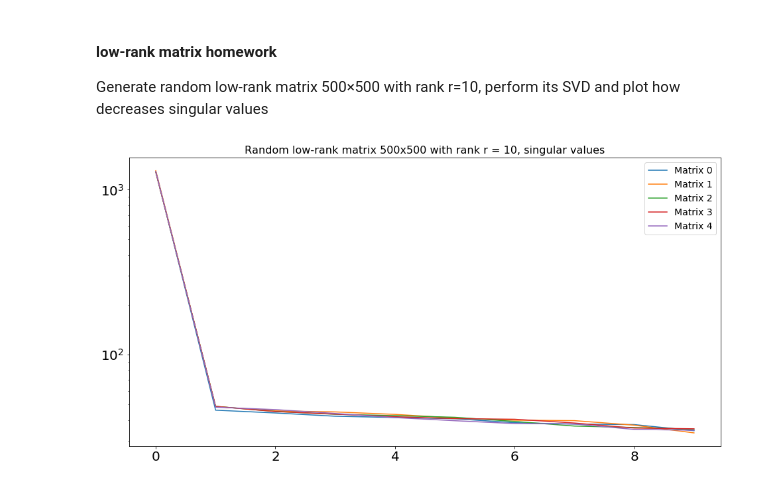
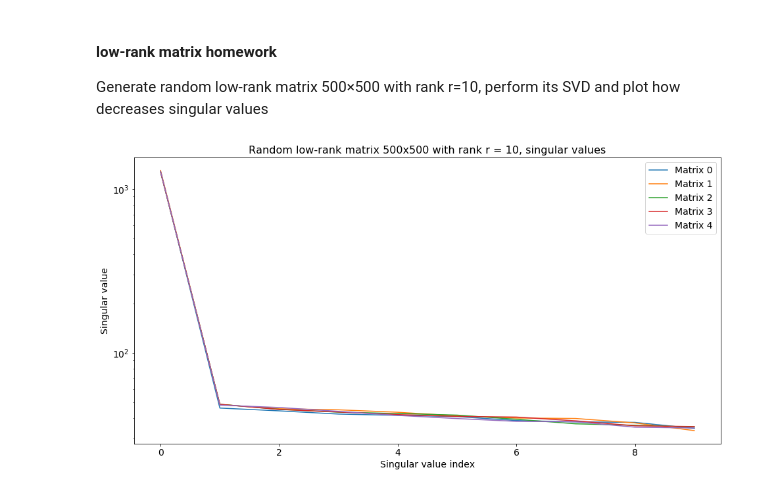
Before and after one commit to bvdmitri/ml-course, a Jupyter notebook: 01.tutorial/Exercise 2.ipynb, the cells around one changed output. Cells and saved outputs as stored; diff of their text form; code cells hidden in the pictures.

```diff
--- a/01.tutorial/Exercise 2.ipynb
+++ b/01.tutorial/Exercise 2.ipynb
@@ -30,17 +30,21 @@ for i in range(matrix_count):
 # %%
 %matplotlib inline
 import matplotlib.pyplot as plt
 from mpl_toolkits.mplot3d import Axes3D
 
 plt.figure(figsize=(16, 8))
 plt.title("Random low-rank matrix 500x500 with rank r = 10, singular values", fontsize=16)
 
 for i in range(matrix_count):
     plt.plot(x[i], y[i], label="Matrix " + str(i))
 
 plt.legend(loc="best", fontsize=14)
-plt.xticks(fontsize=20)
+
+plt.xlabel('Singular value index', fontsize=14)
+plt.xticks(fontsize=14)
+
+plt.ylabel('Singular value', fontsize=14)
 plt.yscale('log')
-_ = plt.yticks(fontsize=20)
+_ = plt.yticks(fontsize=14)
 # %% [output]
-[figure, old version]
+[figure, new version]
```
Also changed, not shown: 1 other file.
